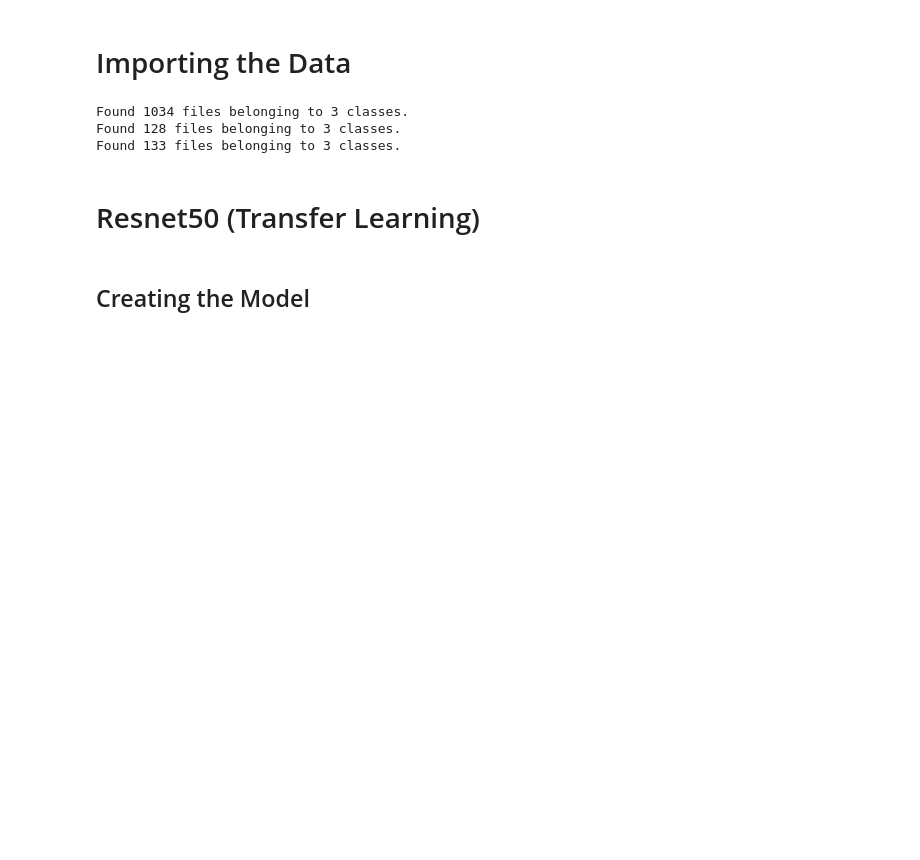
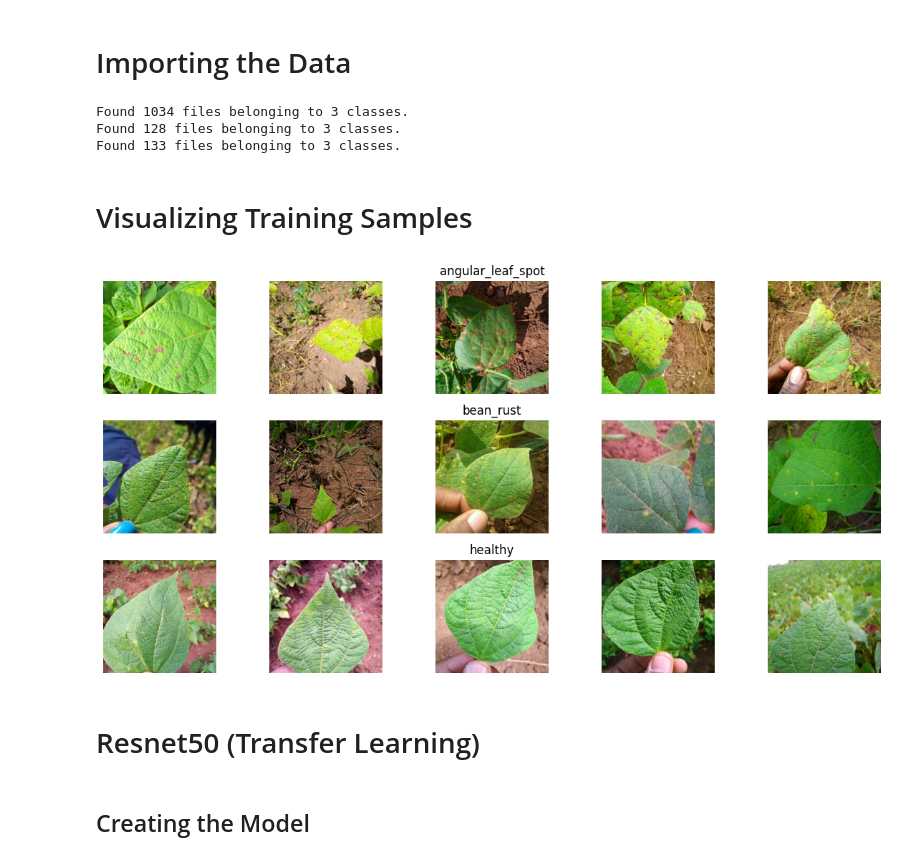
Before and after one commit to DejusDevspace/bean-disease-classification, a Jupyter notebook: notebooks/resnet50.ipynb, the cells around one changed output. Drawn from its saved outputs; the diff is of its cells as text; code cells hidden in the pictures; blank space fills up the shorter version.

Commit message:
Training params checkpoint

```diff
--- a/notebooks/resnet50.ipynb
+++ b/notebooks/resnet50.ipynb
@@ -43,6 +43,45 @@ val_set = tf.keras.preprocessing.image_dataset_from_directory(
 Found 1034 files belonging to 3 classes.
 Found 128 files belonging to 3 classes.
 Found 133 files belonging to 3 classes.
+# %% [markdown]
+# Visualizing Training Samples
+# %%
+# Category list
+class_names = train_set.class_names
+
+# Visualizing samples from the training set
+class_images = {cat: [] for cat in class_names}
+
+for image, label in train_set.unbatch():
+    cat = class_names[np.argmax(label.numpy())]
+    # Take 5 images per class
+    if len(class_images[cat]) < 5:
+        class_images[cat].append(image.numpy())
+    if all(len(images) >= 5 for images in class_images.values()):
+        break
+# %%
+# Function for plotting the sample images
+def plot_images(cnames: list, cimages: dict):
+    fig, axes = plt.subplots(len(cnames), 5, figsize=(12, 6))
+
+    for i, cat in enumerate(cnames):
+        for j in range(5):
+            if j < len(cimages[cat]):
+                ax = axes[i, j]
+                ax.imshow(cimages[cat][j] / 255.) # /255. to normalize RGB values of image
+                # Turn off ticks for better display
+                ax.axis('off')
+                # Placing category name at middle image
+                if j == 2:
+                    ax.set_title(cat)
+    plt.tight_layout()
+    # plt.savefig('../images/dataset_prev.png')
+    plt.show()
+
+# Plot the images
+plot_images(class_names, class_images)
+# %% [output]
+[figure, added]
 # %% [markdown]
 # Resnet50 (Transfer Learning)
 # %% [markdown]
```
Also changed, not shown: 1 other file.
